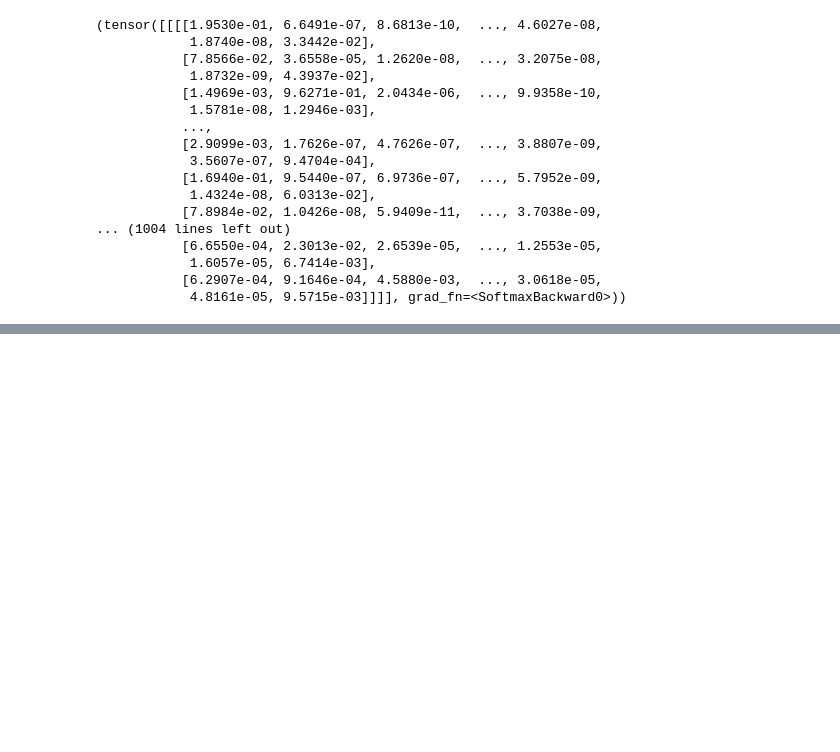
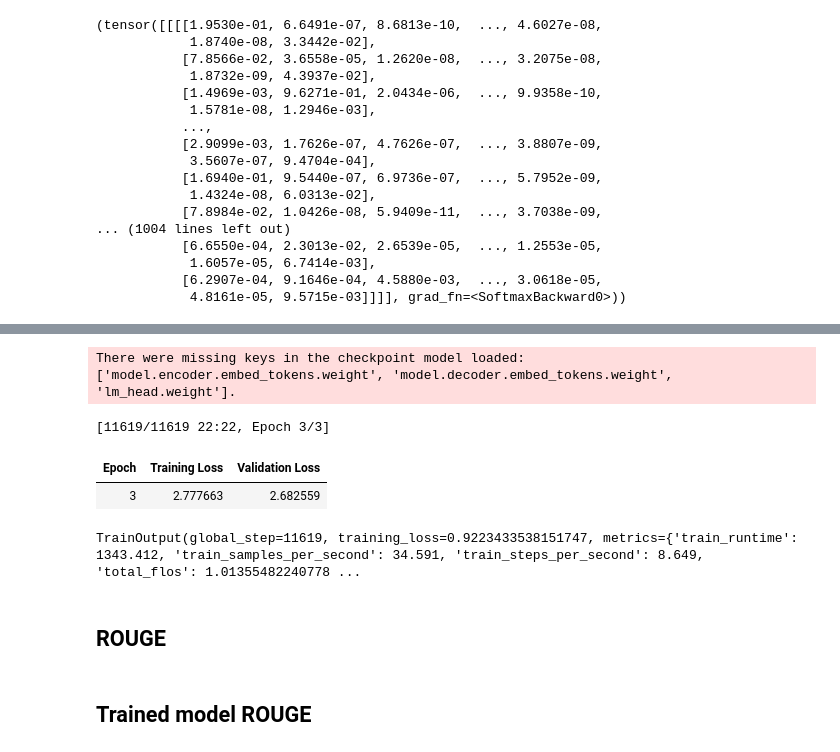
Before and after one commit to jalee29/CMPE-252-summary-project, a Jupyter notebook: BART.ipynb, the cells around one changed output, grey strips where cells are left out. Drawn from its saved outputs; the diff is of its cells as text; code cells hidden in the pictures; blank space fills up the shorter version.

```diff
--- a/BART.ipynb
+++ b/BART.ipynb
@@ -227,0 +356,2 @@ cross_attentions
+# %%
+tokenized_dataset = train_dataset.map(tokenize_document, batched=True)
@@ -227,0 +414,45 @@ cross_attentions
+# %%
+from transformers import BartForConditionalGeneration, BartTokenizer, Seq2SeqTrainer, Seq2SeqTrainingArguments
+from datasets import load_dataset
+
+# Re-load model, tokenizer, dataset, and training arguments
+model = BartForConditionalGeneration.from_pretrained(r"bart_finetuned\checkpoint-7746").cuda()
+tokenizer = BartTokenizer.from_pretrained(r"bart_finetuned\checkpoint-7746")
+# %%
+from transformers import Seq2SeqTrainer
+
+# Set training args — keep num_train_epochs the same or higher than previous total
+training_args = Seq2SeqTrainingArguments(
+    output_dir="./bart_finetuned",
+    num_train_epochs=3,  # total epochs, not additional
+    per_device_train_batch_size=4,
+    per_device_eval_batch_size=4,
+    learning_rate=2e-5,
+    weight_decay=0.01,
+    save_total_limit=3,
+    eval_strategy="epoch",
+    save_strategy="epoch",
+    logging_strategy="steps",
+    logging_steps=100,
+    bf16=True,
+    predict_with_generate=True
+)
+# %%
+trainer = Seq2SeqTrainer(
+    model=model,
+    args=training_args,
+    train_dataset=tokenized_dataset,
+    eval_dataset=validation_tokenized,
+    processing_class=tokenizer,
+    data_collator=data_collator
+)
+
+trainer.train(resume_from_checkpoint="./bart_finetuned/checkpoint-7746")
+# %% [output]
+There were missing keys in the checkpoint model loaded: ['model.encoder.embed_tokens.weight', 'model.decoder.embed_tokens.weight', 'lm_head.weight'].
+[11619/11619 22:22, Epoch 3/3]
+| Epoch | Training Loss | Validation Loss |
+| 3 | 2.777663 | 2.682559 |
+TrainOutput(global_step=11619, training_loss=0.9223433538151747, metrics={'train_runtime': 1343.412, 'train_samples_per_second': 34.591, 'train_steps_per_second': 8.649, 'total_flos': 1.01355482240778 ...
+# %% [markdown]
+## ROUGE
@@ -227,0 +499,2 @@ cross_attentions
+# %% [markdown]
+## Trained model ROUGE
```
Also changed, not shown: parts of 45 cells of this notebook.
